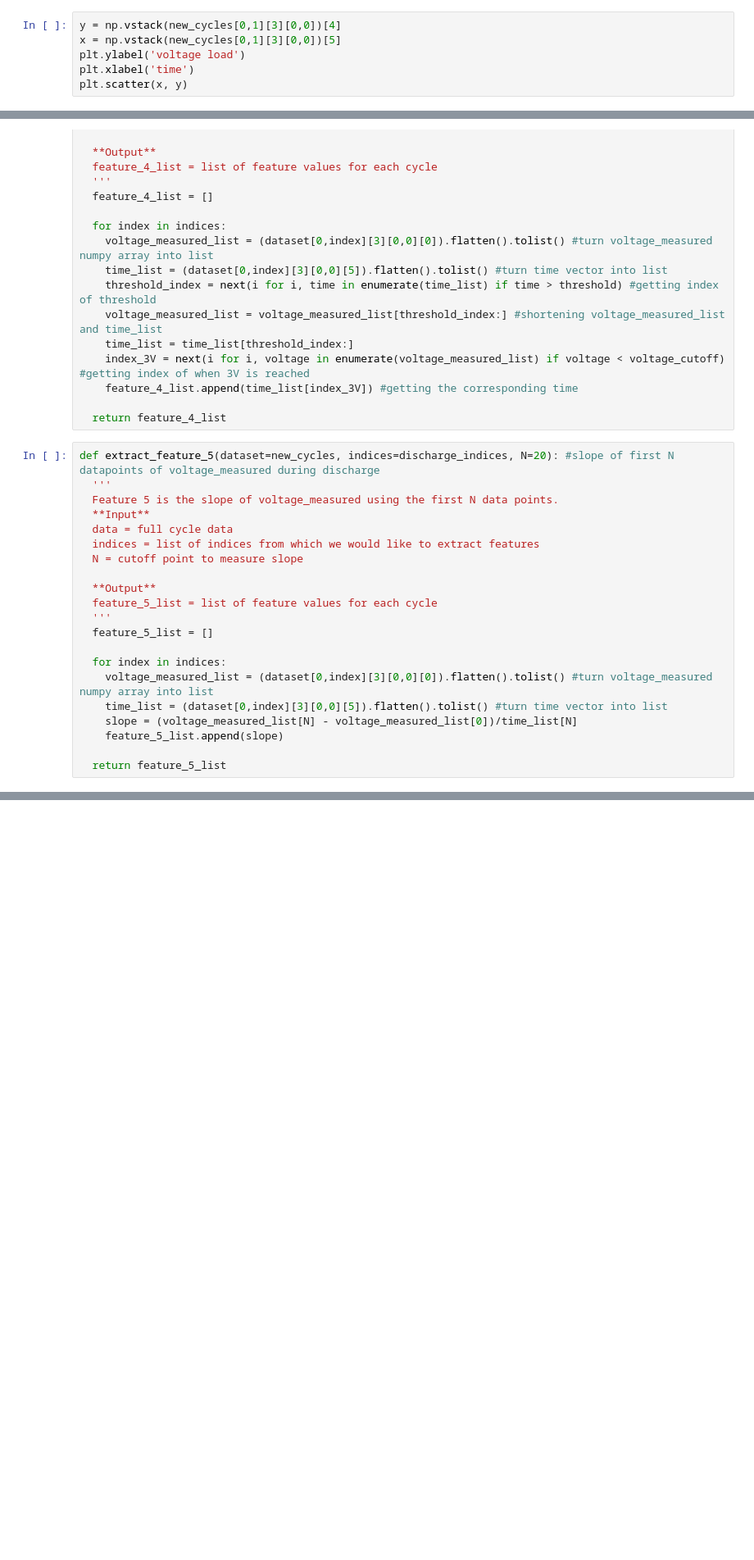
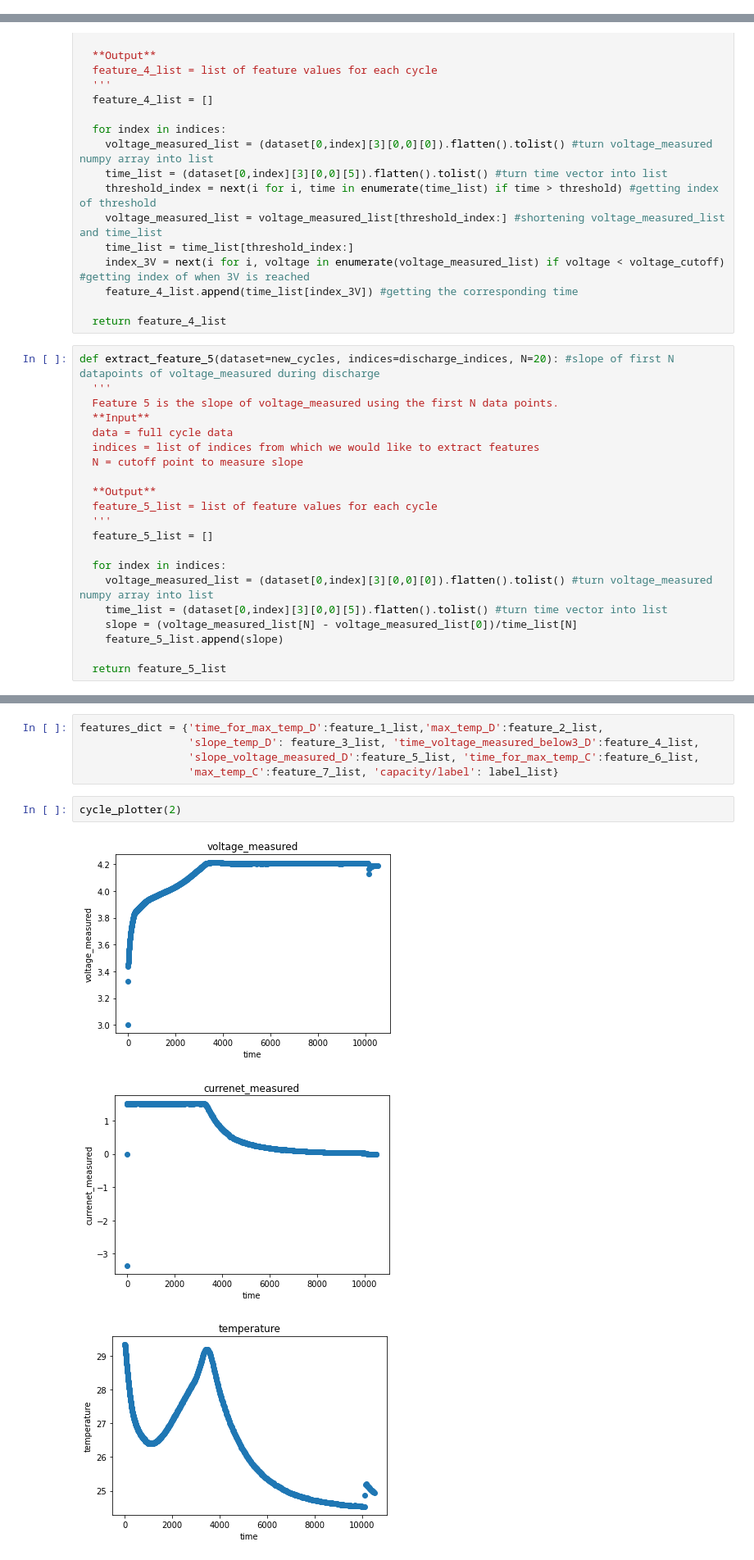
Before and after one commit to natskiu/Nasa-Battery, a Jupyter notebook: Data_Visualisation.ipynb, the cells around one changed output, grey strips where cells are left out. Shown: that part at 82% size. Saved outputs shown, nothing was run; the diff lists cells and outputs as text; blank space fills up the shorter version.

```diff
--- a/Data_Visualisation.ipynb
+++ b/Data_Visualisation.ipynb
@@ -112,9 +119,3 @@ new_cycles = capacity_vectorizer(discharge_indices)
 new_cycles[0,1][3][0,0][6].shape
 # %% [output]
 (197,)
-# %%
-y = np.vstack(new_cycles[0,1][3][0,0])[4]
-x = np.vstack(new_cycles[0,1][3][0,0])[5]
-plt.ylabel('voltage load')
-plt.xlabel('time')
-plt.scatter(x, y)
@@ -249,0 +257,11 @@ def extract_feature_5(dataset=new_cycles, indices=discharge_indices, N=20): #slo
+# %%
+features_dict = {'time_for_max_temp_D':feature_1_list,'max_temp_D':feature_2_list,
+                 'slope_temp_D': feature_3_list, 'time_voltage_measured_below3_D':feature_4_list,
+                 'slope_voltage_measured_D':feature_5_list, 'time_for_max_temp_C':feature_6_list,
+                 'max_temp_C':feature_7_list, 'capacity/label': label_list}
+# %%
+cycle_plotter(2)
+# %% [output]
+[figure, added]
+[figure, added]
+[figure, added]
```
Also changed, not shown: parts of 22 cells of this notebook.
